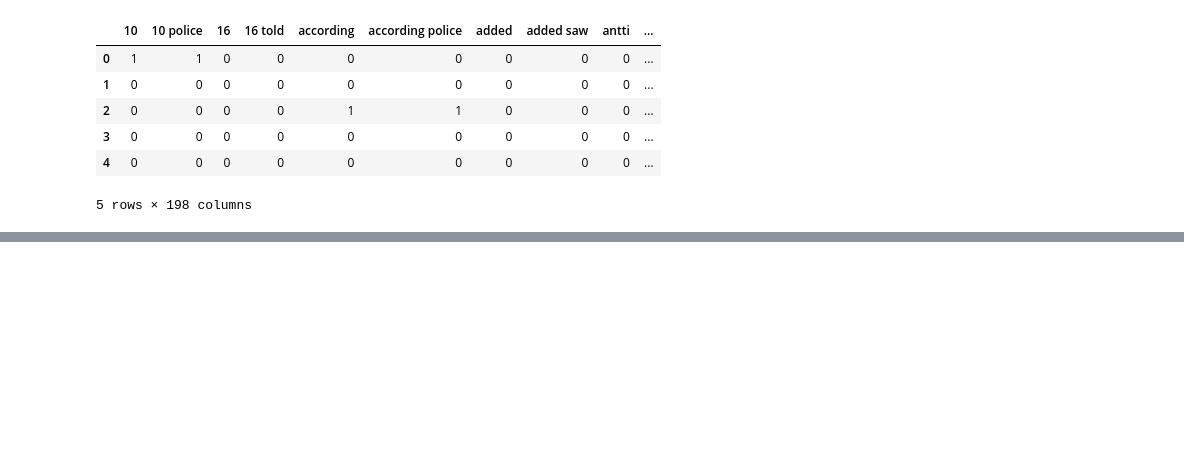
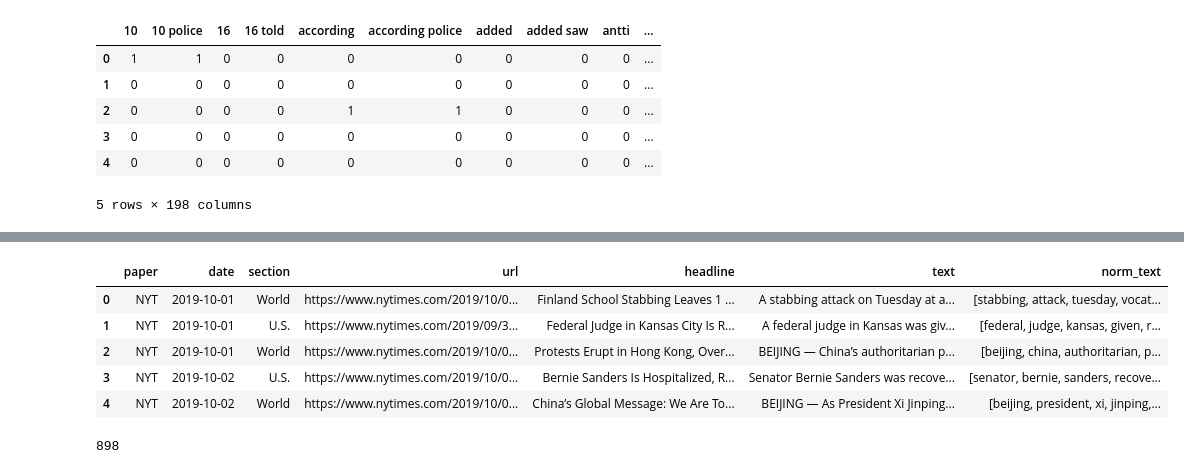
Before and after one commit to markabrennan/nlp_news_classifier, a Jupyter notebook: NLP_EDA.ipynb, the cells around one changed output, grey strips where cells are left out. Cells and saved outputs as stored; diff of their text form; code cells hidden in the pictures; blank space fills up the shorter version.

```diff
--- a/NLP_EDA.ipynb
+++ b/NLP_EDA.ipynb
@@ -606,0 +901,15 @@ bigram_df.head()
+# %%
+df['norm_text'] = df.text.apply(tn.normalize)
+# %%
+df.head()
+# %% [output]
+|  | paper | date | section | url | headline | text | norm_text |
+| 0 | NYT | 2019-10-01 | World | https://www.nytimes.com/2019/10/0... | Finland School Stabbing Leaves 1 ... | A stabbing attack on Tuesday at a... | [stabbing, attack, tuesday, vocat... |
+| 1 | NYT | 2019-10-01 | U.S. | https://www.nytimes.com/2019/09/3... | Federal Judge in Kansas City Is R... | A federal judge in Kansas was giv... | [federal, judge, kansas, given, r... |
+| 2 | NYT | 2019-10-01 | World | https://www.nytimes.com/2019/10/0... | Protests Erupt in Hong Kong, Over... | BEIJING — China’s authoritarian p... | [beijing, china, authoritarian, p... |
+| 3 | NYT | 2019-10-02 | U.S. | https://www.nytimes.com/2019/10/0... | Bernie Sanders Is Hospitalized, R... | Senator Bernie Sanders was recove... | [senator, bernie, sanders, recove... |
+| 4 | NYT | 2019-10-02 | World | https://www.nytimes.com/2019/10/0... | China’s Global Message: We Are To... | BEIJING — As President Xi Jinping... | [beijing, president, xi, jinping,... |
+# %%
+len(df.iloc[2].norm_text)
+# %% [output]
+898
```
Also changed, not shown: parts of 37 cells of this notebook, 1 other file.
